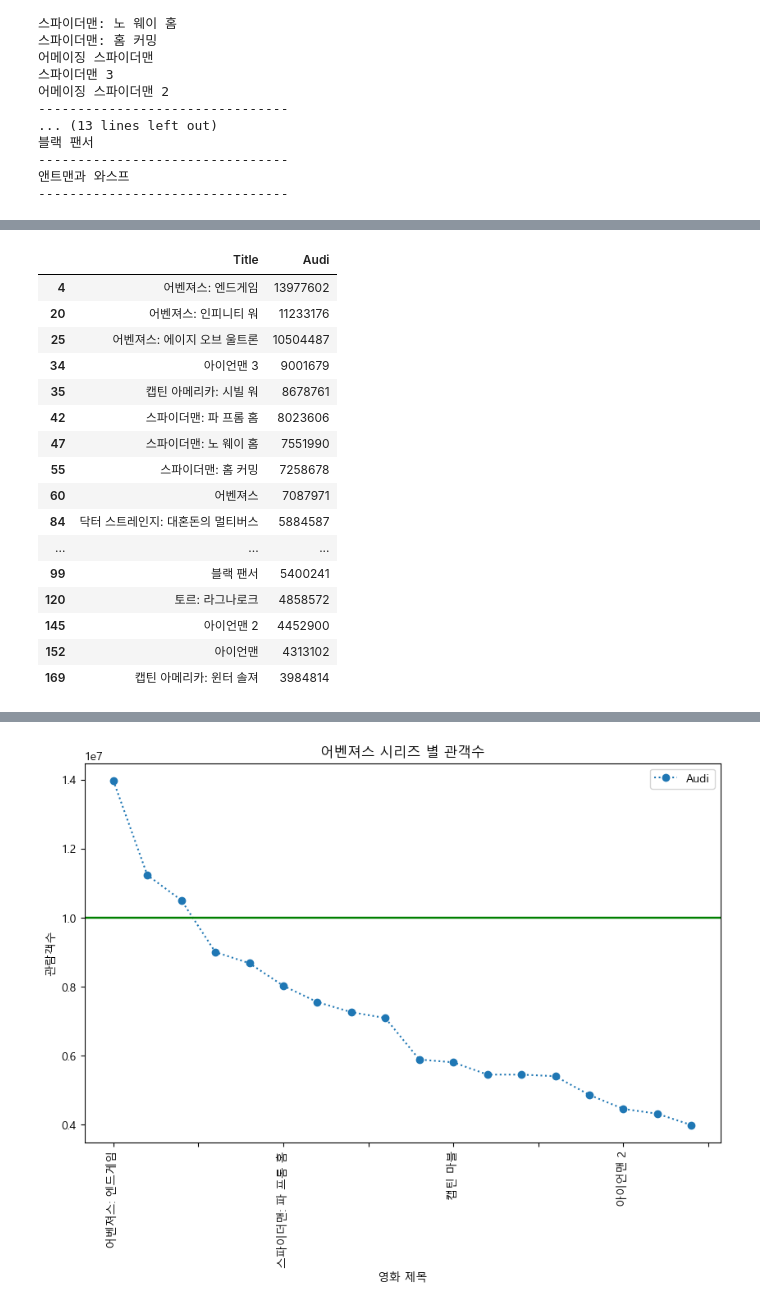
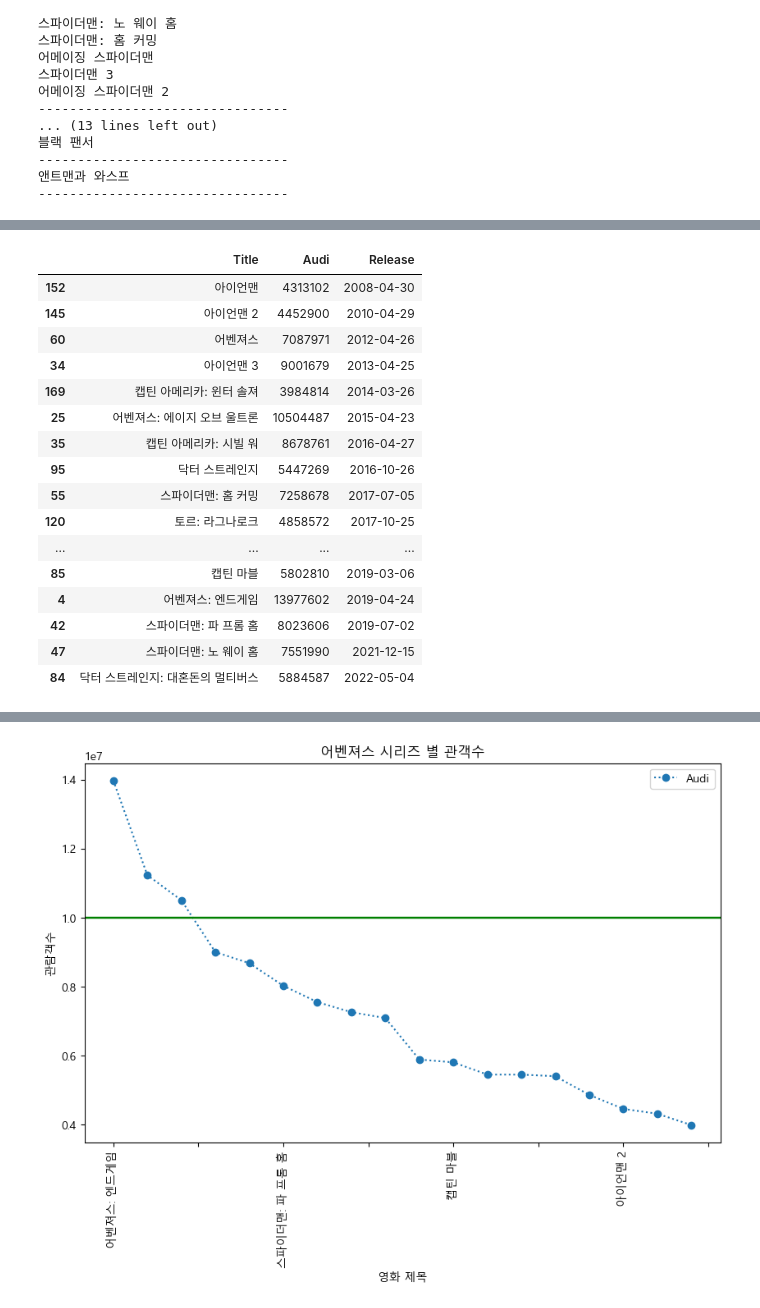
Before and after one commit to zarnits/10M_Movie, a Jupyter notebook: 팀플분석(시리즈)_2.ipynb, the cells around one changed output, grey strips where cells are left out. Saved outputs shown, nothing was run; the diff lists cells and outputs as text; code cells hidden in the pictures.

```diff
--- a/팀플분석(시리즈)_2.ipynb
+++ b/팀플분석(시리즈)_2.ipynb
@@ -62,7 +68,8 @@ import pandas as pd
 # %%
 시리즈가 주는 관람객 수 증가량
 # %%
-data = pd.read_csv("C:\\rwork\\10M_Movie\\movie_DB\\individual_movie\\movie_info_final.csv")
+data = pd.read_csv("C:\\GitTest\\10M_Movie\\movie_DB\individual_movie\\movie_info_final.csv")
+
 
 df = pd.DataFrame(data)
 df.head()
@@ -285,43 +299,43 @@ for title in df["Title"]:
 # %%
 #  mcu
 
 result = pd.concat([
-    df.loc[:, ["Title", "Audi"]][df['Title'] == "어벤져스"],
-    df.loc[:, ["Title", "Audi"]][df['Title'] == "어벤져스: 인피니티 워"],
-    df.loc[:, ["Title", "Audi"]][df['Title'] == "어벤져스: 엔드게임"],
-    df.loc[:, ["Title", "Audi"]][df['Title'] == "어벤져스: 에이지 오브 울트론"],
-    df.loc[:, ["Title", "Audi"]][df['Title'] == "스파이더맨: 파 프롬 홈"],
-    df.loc[:, ["Title", "Audi"]][df['Title'] == "스파이더맨: 노 웨이 홈"],
-    df.loc[:, ["Title", "Audi"]][df['Title'] == "스파이더맨: 홈 커밍"],
-    df.loc[:, ["Title", "Audi"]][df['Title'] == "아이언맨"],
-    df.loc[:, ["Title", "Audi"]][df['Title'] == "아이언맨 2"],
-    df.loc[:, ["Title", "Audi"]][df['Title'] == "아이언맨 3"],
-    df.loc[:, ["Title", "Audi"]][df['Title'] == "토르: 라그나로크"],
-    df.loc[:, ["Title", "Audi"]][df['Title'] == "캡틴 아메리카: 시빌 워"],
-    df.loc[:, ["Title", "Audi"]][df['Title'] == "캡틴 아메리카: 윈터 솔져"],
-    df.loc[:, ["Title", "Audi"]][df['Title'] == "캡틴 마블"],
-    df.loc[:, ["Title", "Audi"]][df['Title'] == "닥터 스트레인지"],
-    df.loc[:, ["Title", "Audi"]][df['Title'] == "닥터 스트레인지: 대혼돈의 멀티버스"],
-    df.loc[:, ["Title", "Audi"]][df['Title'] == "블랙 팬서"],
-    df.loc[:, ["Title", "Audi"]][df['Title'] == "앤트맨과 와스프"],
-])
-result.sort_index()
+    df.loc[:, ["Title", "Audi","Release"]][df['Title'] == "어벤져스"],
+    df.loc[:, ["Title", "Audi","Release"]][df['Title'] == "어벤져스: 인피니티 워"],
+    df.loc[:, ["Title", "Audi","Release"]][df['Title'] == "어벤져스: 엔드게임"],
+    df.loc[:, ["Title", "Audi","Release"]][df['Title'] == "어벤져스: 에이지 오브 울트론"],
+    df.loc[:, ["Title", "Audi","Release"]][df['Title'] == "스파이더맨: 파 프롬 홈"],
+    df.loc[:, ["Title", "Audi","Release"]][df['Title'] == "스파이더맨: 노 웨이 홈"],
+    df.loc[:, ["Title", "Audi","Release"]][df['Title'] == "스파이더맨: 홈 커밍"],
+    df.loc[:, ["Title", "Audi","Release"]][df['Title'] == "아이언맨"],
+    df.loc[:, ["Title", "Audi","Release"]][df['Title'] == "아이언맨 2"],
+    df.loc[:, ["Title", "Audi","Release"]][df['Title'] == "아이언맨 3"],
+    df.loc[:, ["Title", "Audi","Release"]][df['Title'] == "토르: 라그나로크"],
+    df.loc[:, ["Title", "Audi","Release"]][df['Title'] == "캡틴 아메리카: 시빌 워"],
+    df.loc[:, ["Title", "Audi","Release"]][df['Title'] == "캡틴 아메리카: 윈터 솔져"],
+    df.loc[:, ["Title", "Audi","Release"]][df['Title'] == "캡틴 마블"],
+    df.loc[:, ["Title", "Audi","Release"]][df['Title'] == "닥터 스트레인지"],
+    df.loc[:, ["Title", "Audi","Release"]][df['Title'] == "닥터 스트레인지: 대혼돈의 멀티버스"],
+    df.loc[:, ["Title", "Audi","Release"]][df['Title'] == "블랙 팬서"],
+    df.loc[:, ["Title", "Audi","Release"]][df['Title'] == "앤트맨과 와스프"],
+]).sort_values("Release")
+result
 # %% [output]
-|  | Title | Audi |
-| 4 | 어벤져스: 엔드게임 | 13977602 |
-| 20 | 어벤져스: 인피니티 워 | 11233176 |
-| 25 | 어벤져스: 에이지 오브 울트론 | 10504487 |
-| 34 | 아이언맨 3 | 9001679 |
-| 35 | 캡틴 아메리카: 시빌 워 | 8678761 |
-| 42 | 스파이더맨: 파 프롬 홈 | 8023606 |
-| 47 | 스파이더맨: 노 웨이 홈 | 7551990 |
-| 55 | 스파이더맨: 홈 커밍 | 7258678 |
-| 60 | 어벤져스 | 7087971 |
-| 84 | 닥터 스트레인지: 대혼돈의 멀티버스 | 5884587 |
-| ... | ... | ... |
-| 99 | 블랙 팬서 | 5400241 |
-| 120 | 토르: 라그나로크 | 4858572 |
-| 145 | 아이언맨 2 | 4452900 |
-| 152 | 아이언맨 | 4313102 |
-| 169 | 캡틴 아메리카: 윈터 솔져 | 3984814 |
+|  | Title | Audi | Release |
+| 152 | 아이언맨 | 4313102 | 2008-04-30 |
+| 145 | 아이언맨 2 | 4452900 | 2010-04-29 |
+| 60 | 어벤져스 | 7087971 | 2012-04-26 |
+| 34 | 아이언맨 3 | 9001679 | 2013-04-25 |
+| 169 | 캡틴 아메리카: 윈터 솔져 | 3984814 | 2014-03-26 |
+| 25 | 어벤져스: 에이지 오브 울트론 | 10504487 | 2015-04-23 |
+| 35 | 캡틴 아메리카: 시빌 워 | 8678761 | 2016-04-27 |
+| 95 | 닥터 스트레인지 | 5447269 | 2016-10-26 |
+| 55 | 스파이더맨: 홈 커밍 | 7258678 | 2017-07-05 |
+| 120 | 토르: 라그나로크 | 4858572 | 2017-10-25 |
+| ... | ... | ... | ... |
+| 85 | 캡틴 마블 | 5802810 | 2019-03-06 |
+| 4 | 어벤져스: 엔드게임 | 13977602 | 2019-04-24 |
+| 42 | 스파이더맨: 파 프롬 홈 | 8023606 | 2019-07-02 |
+| 47 | 스파이더맨: 노 웨이 홈 | 7551990 | 2021-12-15 |
+| 84 | 닥터 스트레인지: 대혼돈의 멀티버스 | 5884587 | 2022-05-04 |
 # %%
```
Also changed, not shown: parts of 6 cells of this notebook, 5 other files.
